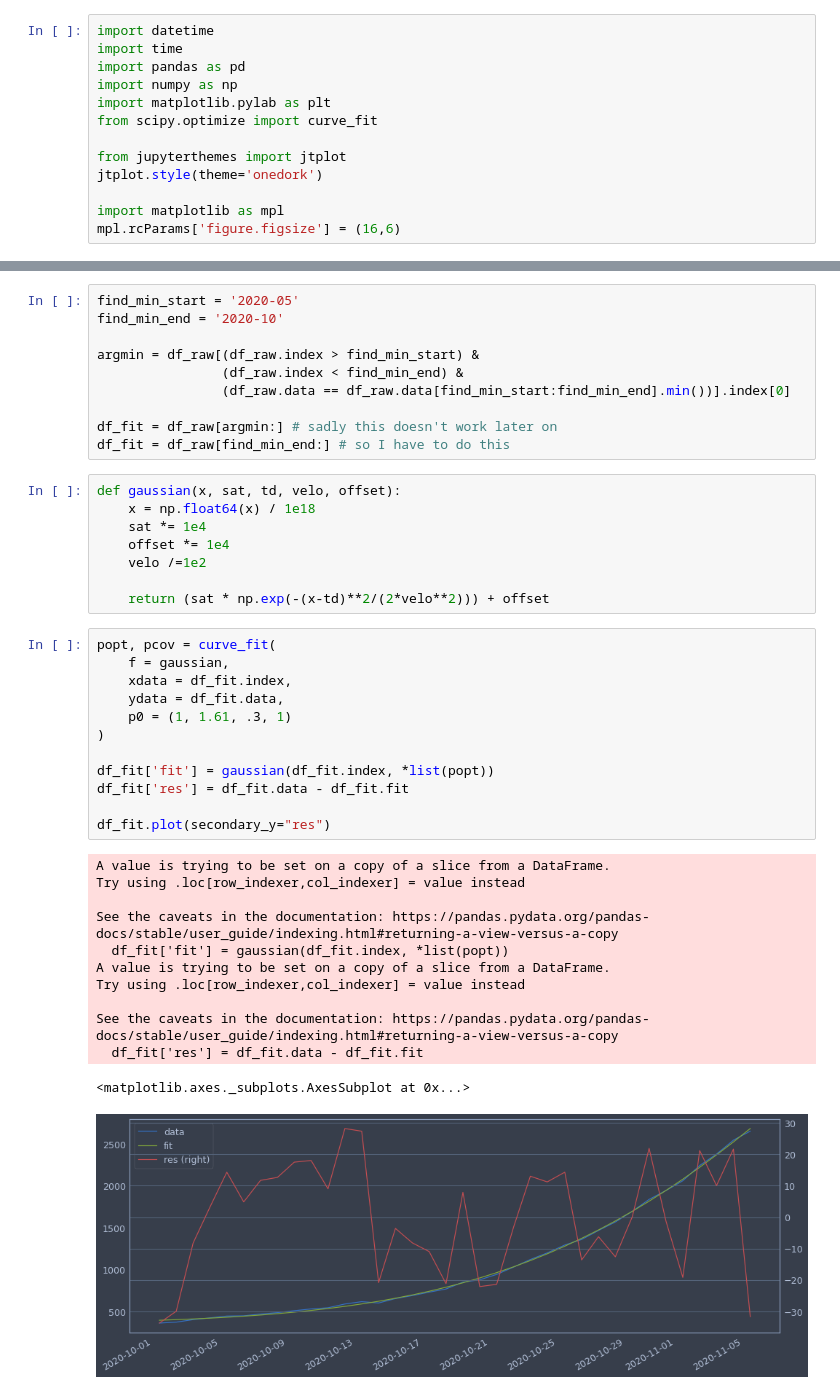
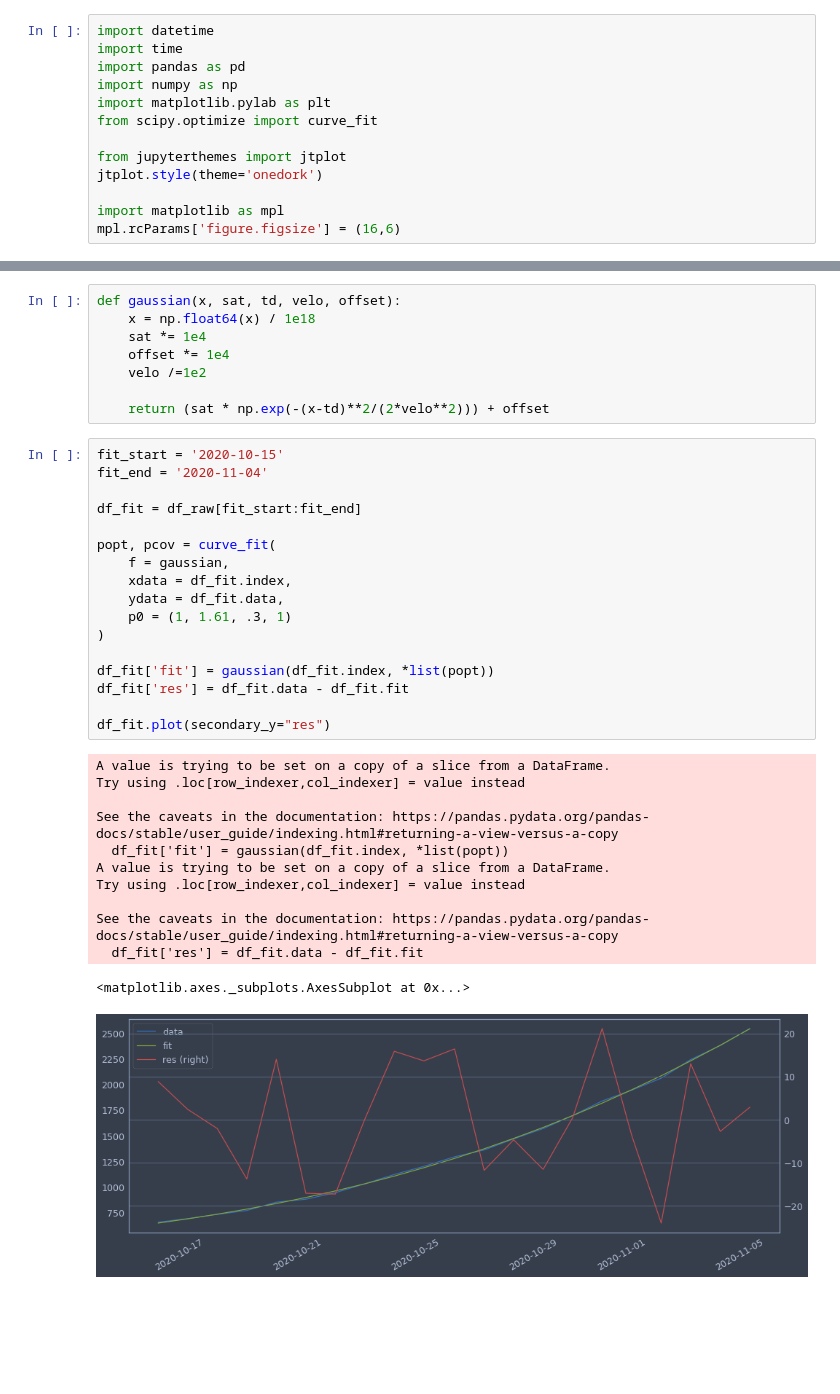
Before and after one commit to pcjedi/notebooks, a Jupyter notebook: covid19bedsgermany.ipynb, the cells around one changed output, grey strips where cells are left out. Saved outputs shown, nothing was run; the diff lists cells and outputs as text; blank space fills up the shorter version.

```diff
--- a/covid19bedsgermany.ipynb
+++ b/covid19bedsgermany.ipynb
@@ -23,13 +23,3 @@ df_raw.plot()
-# %%
-find_min_start = '2020-05'
-find_min_end = '2020-10'
-
-argmin = df_raw[(df_raw.index > find_min_start) &
-                (df_raw.index < find_min_end) &
-                (df_raw.data == df_raw.data[find_min_start:find_min_end].min())].index[0]
-
-df_fit = df_raw[argmin:] # sadly this doesn't work later on
-df_fit = df_raw[find_min_end:] # so I have to do this
 # %%
 def gaussian(x, sat, td, velo, offset):
     x = np.float64(x) / 1e18
@@ -39,30 +29,35 @@ def gaussian(x, sat, td, velo, offset):
 
     return (sat * np.exp(-(x-td)**2/(2*velo**2))) + offset
 # %%
+fit_start = '2020-10-15'
+fit_end = '2020-11-04'
+
+df_fit = df_raw[fit_start:fit_end]
+
 popt, pcov = curve_fit(
     f = gaussian,
     xdata = df_fit.index,
     ydata = df_fit.data,
     p0 = (1, 1.61, .3, 1)
 )
 
 df_fit['fit'] = gaussian(df_fit.index, *list(popt))
 df_fit['res'] = df_fit.data - df_fit.fit
 
 df_fit.plot(secondary_y="res")
 # %% [output]
 A value is trying to be set on a copy of a slice from a DataFrame.
 Try using .loc[row_indexer,col_indexer] = value instead
 
 See the caveats in the documentation: https://pandas.pydata.org/pandas-docs/stable/user_guide/indexing.html#returning-a-view-versus-a-copy
   df_fit['fit'] = gaussian(df_fit.index, *list(popt))
 A value is trying to be set on a copy of a slice from a DataFrame.
 Try using .loc[row_indexer,col_indexer] = value instead
 
 See the caveats in the documentation: https://pandas.pydata.org/pandas-docs/stable/user_guide/indexing.html#returning-a-view-versus-a-copy
   df_fit['res'] = df_fit.data - df_fit.fit
 <matplotlib.axes._subplots.AxesSubplot at 0x...>
-[figure, old version]
+[figure, new version]
 # %%
 maxdate = datetime.datetime.fromtimestamp(popt[1] * 1e9, tz=df_fit.index.tz)
 maxdate.strftime("%Y-%B-%d %H:%M")
```
Also changed, not shown: parts of 9 cells of this notebook, 1 other file.
